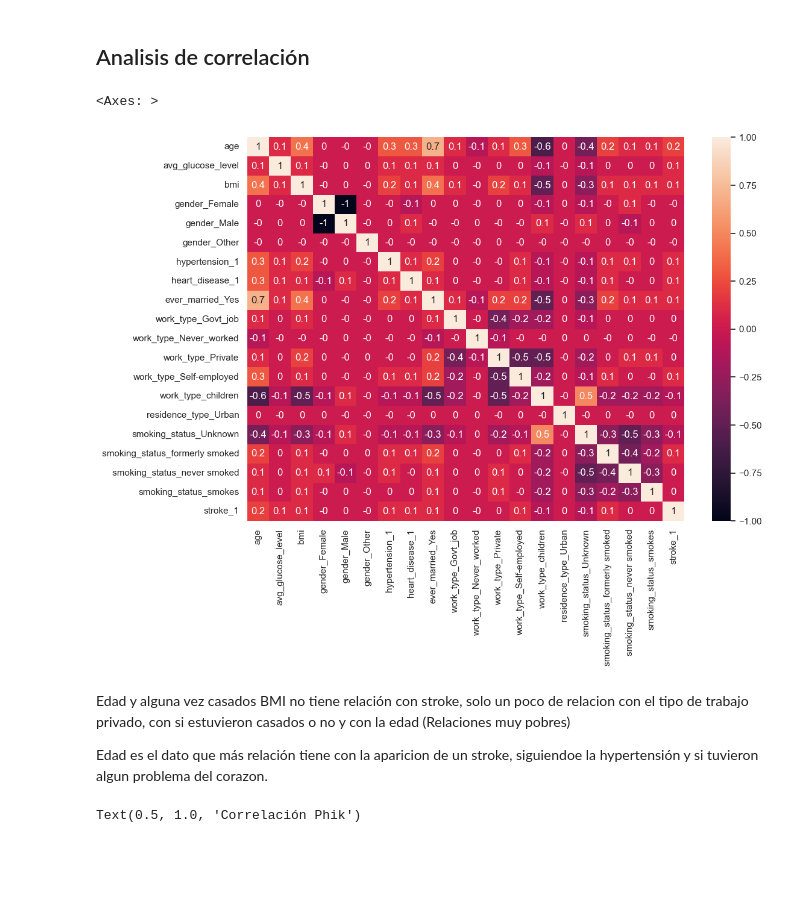
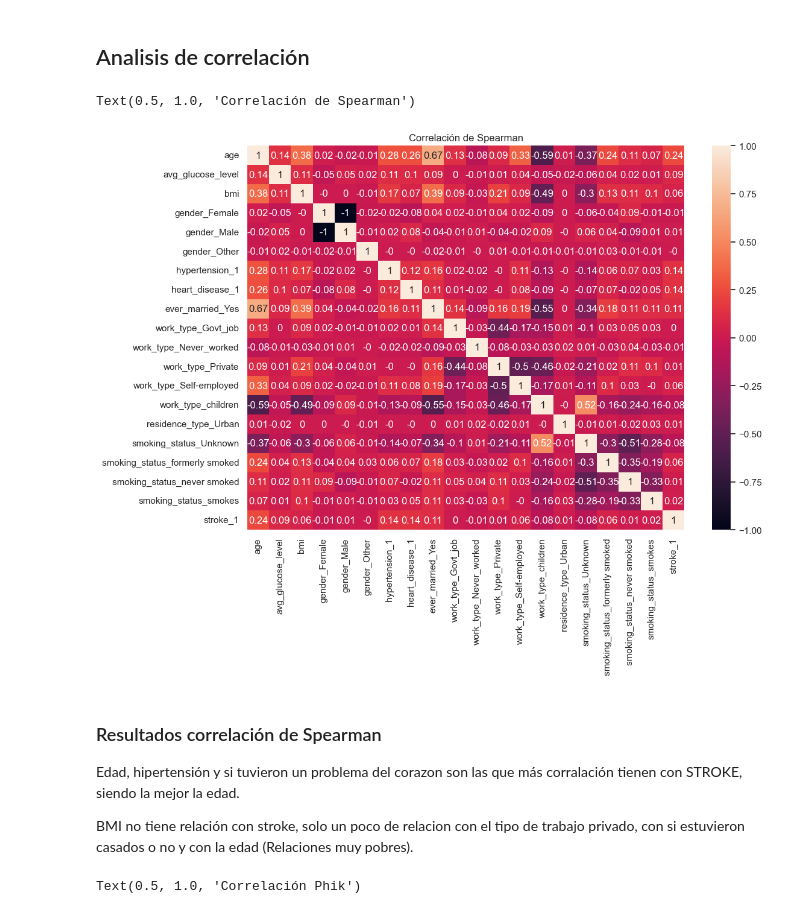
Before and after one commit to SamQuintero/PAD, a Jupyter notebook: analisis.ipynb, the cells around one changed output. Drawn from its saved outputs; the diff is of its cells as text; code cells hidden in the pictures; blank space fills up the shorter version.

```diff
--- a/analisis.ipynb
+++ b/analisis.ipynb
@@ -1086,27 +1086,27 @@ Text(0.5, 1.0, 'Porcentaje de tipos de trabajo')
 # %%
 from matplotlib import pyplot
 
 # Heatmap
 # Map vars to numerical values
 size_heatmaps = (11.7, 8.27)
 
 data_heatmap= data_dumms_todas.copy().drop(columns="id")
 
 # Skip BMI Null values
 data_heatmap=data_heatmap.loc[~data_heatmap["bmi"].isna()]
 
 # Correlacion de spearman por que no buscamos relaciones lineales
 corr_matrix = data_heatmap.corr(method="spearman")
 fig, ax = pyplot.subplots(figsize=size_heatmaps)
-sns.heatmap(corr_matrix.round(1), annot=True)
+sns.heatmap(corr_matrix.round(2), annot=True).set_title("Correlación de Spearman")
 # %% [output]
-<Axes: >
+Text(0.5, 1.0, 'Correlación de Spearman')
-[figure, old version]
+[figure, new version]
 # %% [markdown]
-Edad y alguna vez casados
-BMI no tiene relación con stroke, solo un poco de relacion con el tipo de trabajo privado, con si estuvieron casados o no y con la edad (Relaciones muy pobres)
+### Resultados correlación de Spearman
+Edad, hipertensión y si tuvieron un problema del corazon son las que más corralación tienen con STROKE, siendo la mejor la edad.
 
-Edad es el dato que más relación tiene con la aparicion de un stroke, siguiendoe la hypertensión y si tuvieron algun problema del corazon.
+BMI no tiene relación con stroke, solo un poco de relacion con el tipo de trabajo privado, con si estuvieron casados o no y con la edad (Relaciones muy pobres).
 # %%
 import phik
 from phik import resources, report
```
Also changed, not shown: parts of 5 cells of this notebook.
